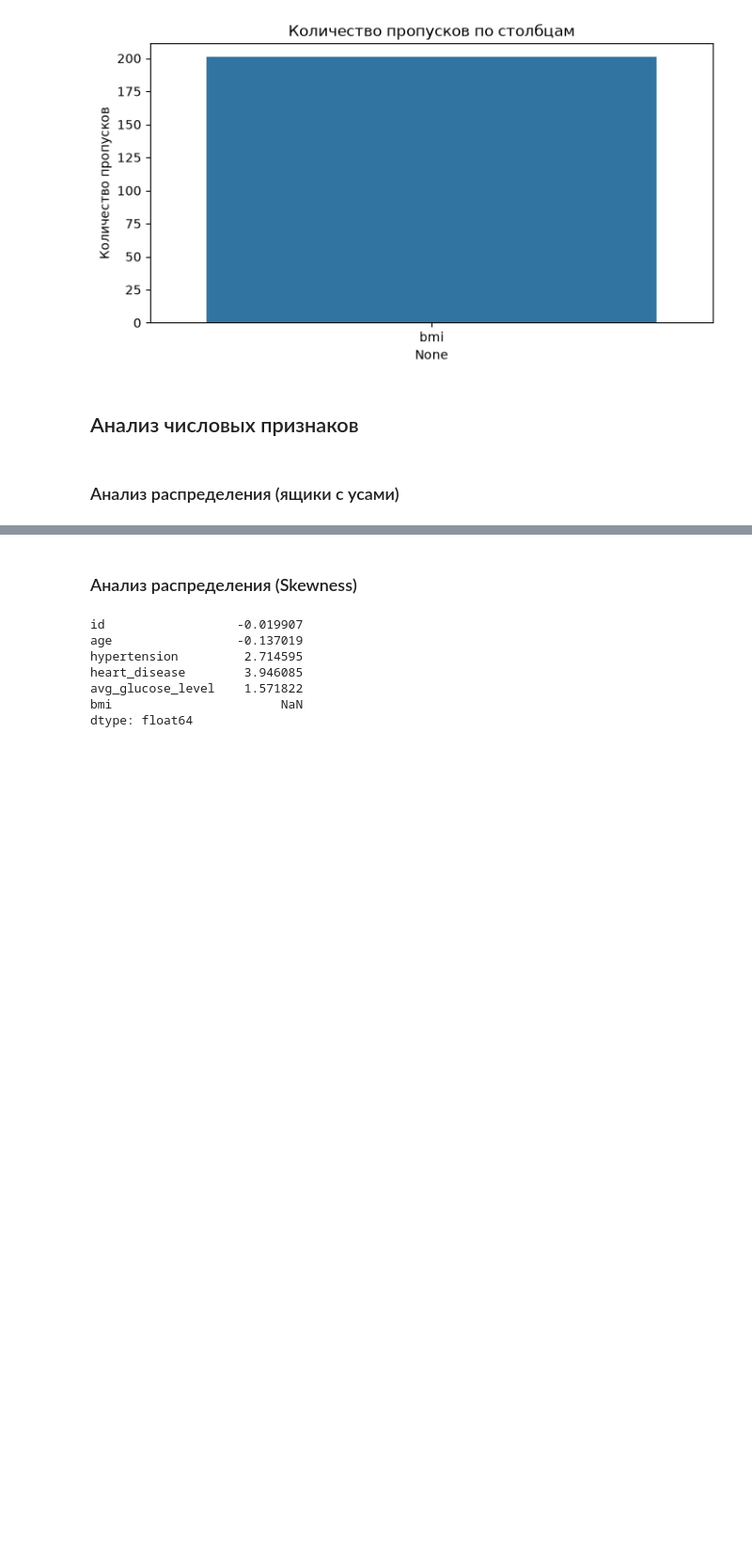
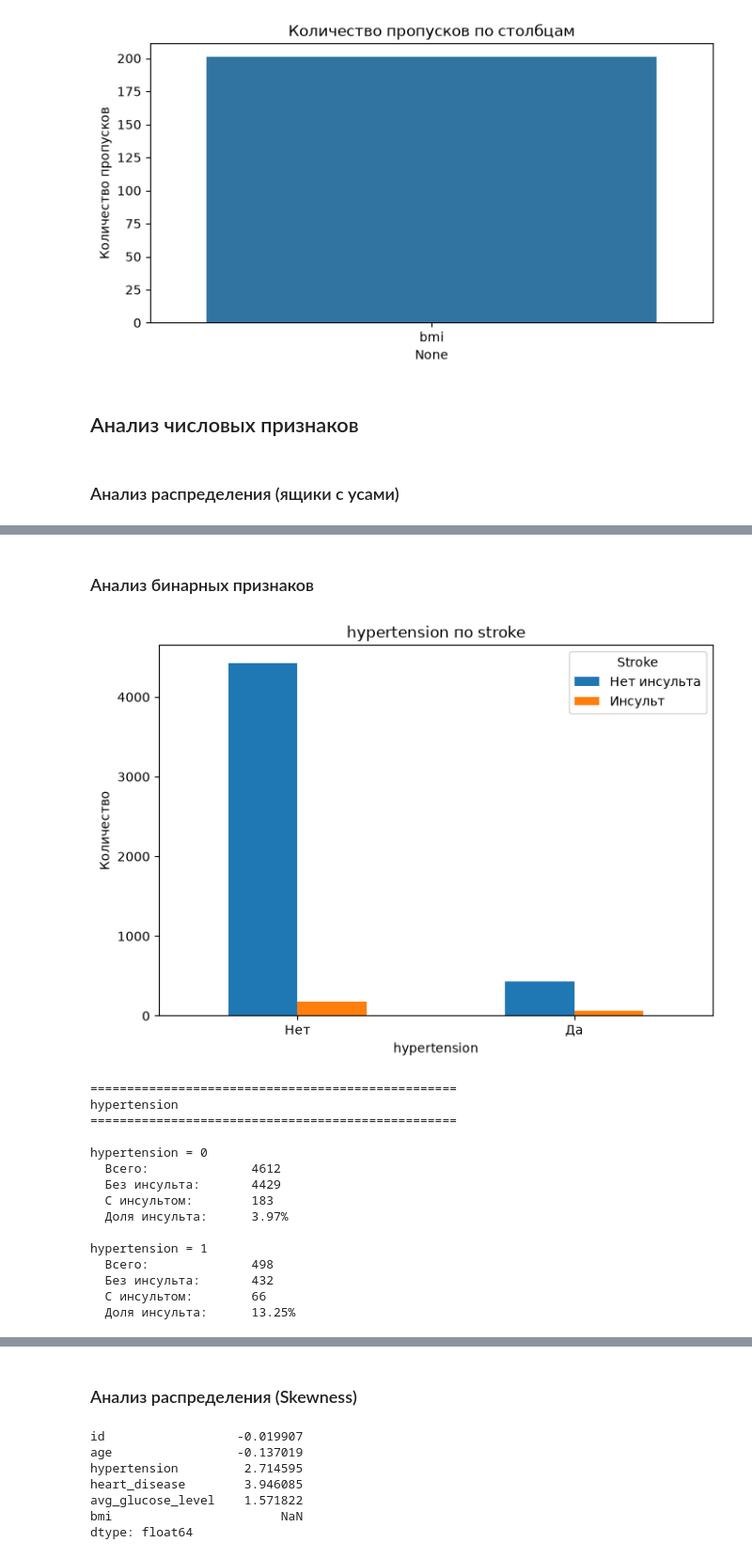
Before and after one commit to Fandoren/ML_Stroke_Prediction, a Jupyter notebook: main.ipynb, the cells around one changed output, grey strips where cells are left out. Shown at 94% size. Drawn from its saved outputs; the diff is of its cells as text; code cells hidden in the pictures; blank space fills up the shorter version.

```diff
--- a/main.ipynb
+++ b/main.ipynb
@@ -133,0 +255,70 @@ for i, col in enumerate(numeric_cols_without_id):
+# %% [markdown]
+### Анализ бинарных признаков
+# %%
+def plot_binary_by_stroke(df, columns, target='stroke'):
+    for col in columns:
+        counts = (
+            df.groupby([col, target])
+            .size()
+            .unstack(fill_value=0)
+        )
+
+        # График
+        counts.plot(
+            kind='bar',
+            figsize=(7, 5)
+        )
+
+        plt.title(f'{col} по {target}')
+        plt.xlabel(col)
+        plt.ylabel('Количество')
+        plt.xticks(
+            [0, 1],
+            ['Нет', 'Да'],
+            rotation=0
+        )
+        plt.legend(
+            ['Нет инсульта', 'Инсульт'],
+            title='Stroke'
+        )
+        plt.tight_layout()
+        plt.show()
+
+        print(f'\n{"=" * 50}')
+        print(f'{col}')
+        print(f'{"=" * 50}')
+
+        for value in sorted(df[col].dropna().unique()):
+            subset = df[df[col] == value]
+
+            total = len(subset)
+            strokes = subset[target].sum()
+            stroke_rate = strokes / total * 100
+
+            print(f'\n{col} = {value}')
+            print(f'  Всего:              {total}')
+            print(f'  Без инсульта:       {(subset[target] == 0).sum()}')
+            print(f'  С инсультом:        {strokes}')
+            print(f'  Доля инсульта:      {stroke_rate:.2f}%')
+
+plot_binary_by_stroke(
+    df,
+    ['hypertension', 'heart_disease']
+)
+# %% [output]
+[figure, added]
+==================================================
+hypertension
+==================================================
+
+hypertension = 0
+  Всего:              4612
+  Без инсульта:       4429
+  С инсультом:        183
+  Доля инсульта:      3.97%
+
+hypertension = 1
+  Всего:              498
+  Без инсульта:       432
+  С инсультом:        66
+  Доля инсульта:      13.25%
```
Also changed, not shown: parts of 16 cells of this notebook.
